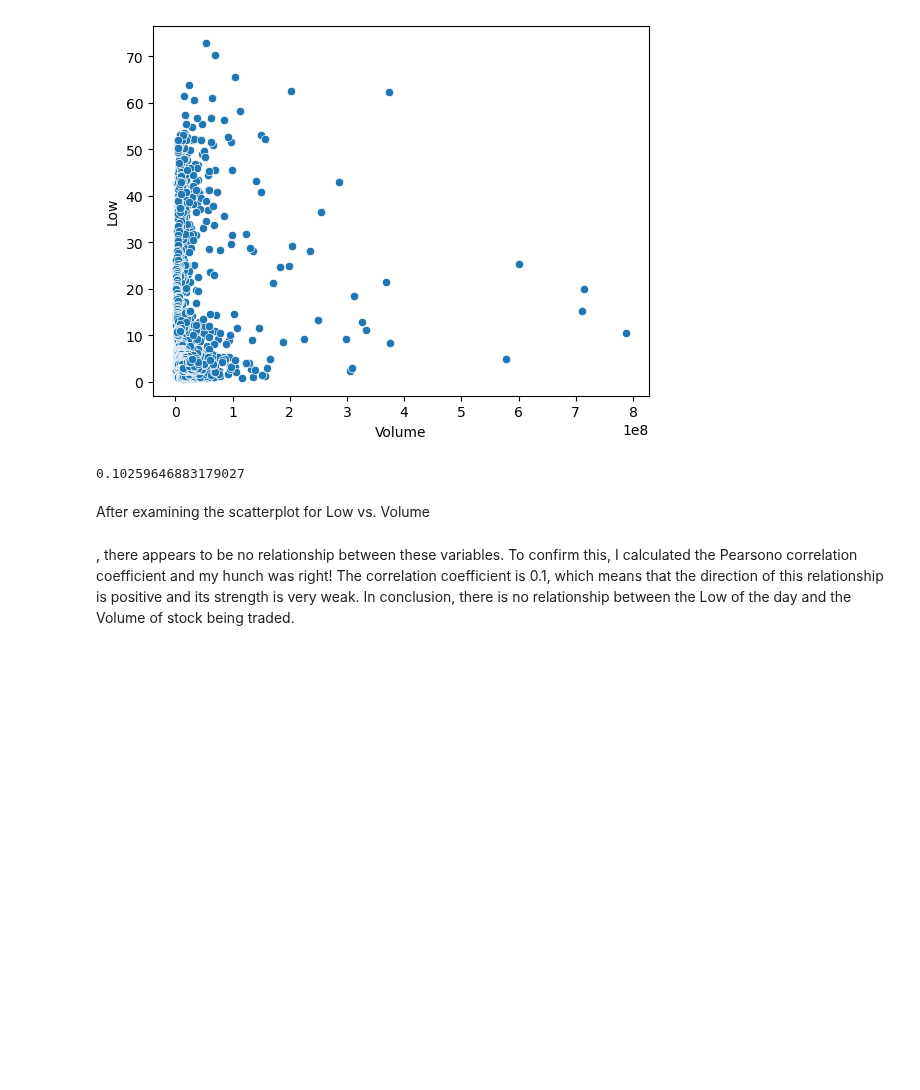
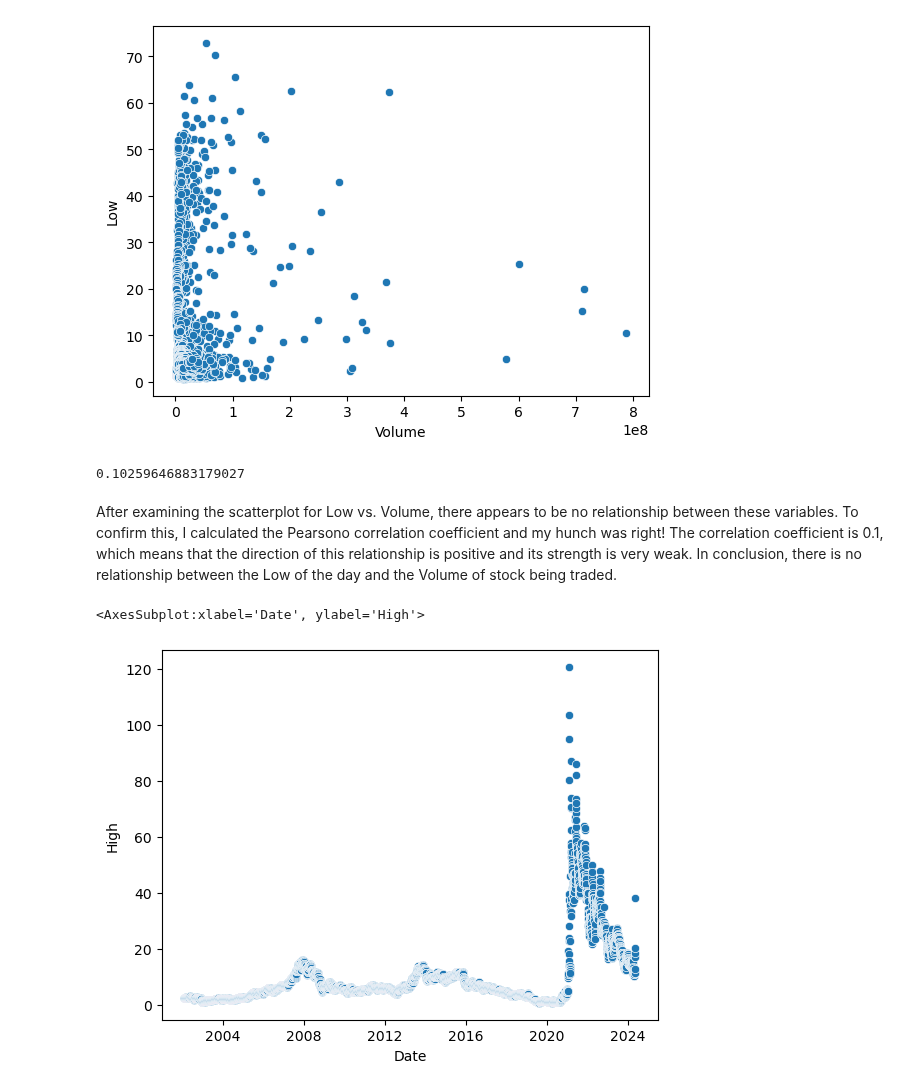
Before and after one commit to SSpindt/AI, a Jupyter notebook: Semester 1/Stocks/Stocks.ipynb, the cells around one changed output. Drawn from its saved outputs; the diff is of its cells as text; code cells hidden in the pictures; blank space fills up the shorter version.

Commit message:
Correlation of Date v. High

```diff
--- a/Semester 1/Stocks/Stocks.ipynb
+++ b/Semester 1/Stocks/Stocks.ipynb
@@ -58,7 +59,10 @@ sns.scatterplot(data=df, x="Volume", y="Low")
 df["Low"].corr(df["Volume"])
 # %% [output]
 0.10259646883179027
-# %% [markdown]
-After examining the scatterplot for Low vs. Volume
 # %% [markdown]
-, there appears to be no relationship between these variables. To confirm this, I calculated the Pearsono correlation coefficient and my hunch was right! The correlation coefficient is 0.1, which means that the direction of this relationship is positive and its strength is very weak. In conclusion, there is no relationship between the Low of the day and the Volume of stock being traded.
+After examining the scatterplot for Low vs. Volume, there appears to be no relationship between these variables. To confirm this, I calculated the Pearsono correlation coefficient and my hunch was right! The correlation coefficient is 0.1, which means that the direction of this relationship is positive and its strength is very weak. In conclusion, there is no relationship between the Low of the day and the Volume of stock being traded.
+# %%
+sns.scatterplot(data=df, x="Date", y="High")
+# %% [output]
+<AxesSubplot:xlabel='Date', ylabel='High'>
+[figure, added]
```
Also changed, not shown: parts of 6 cells of this notebook.
